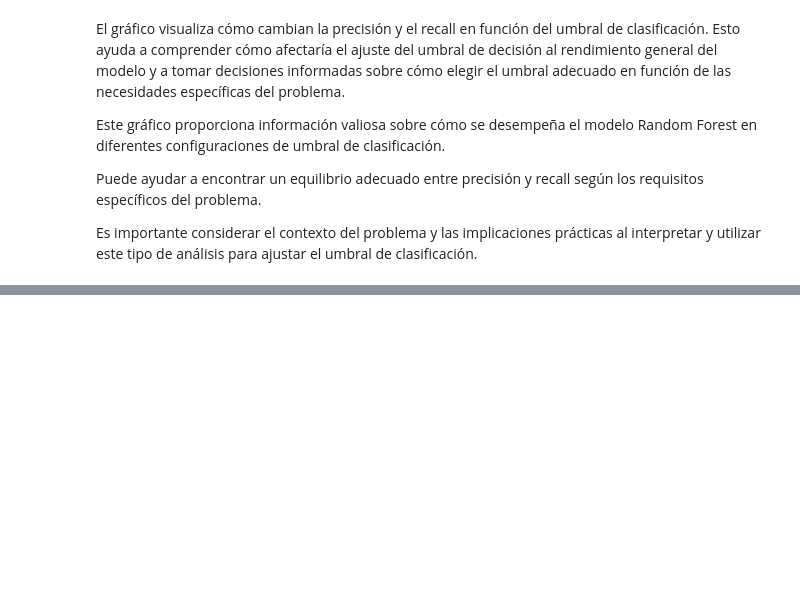
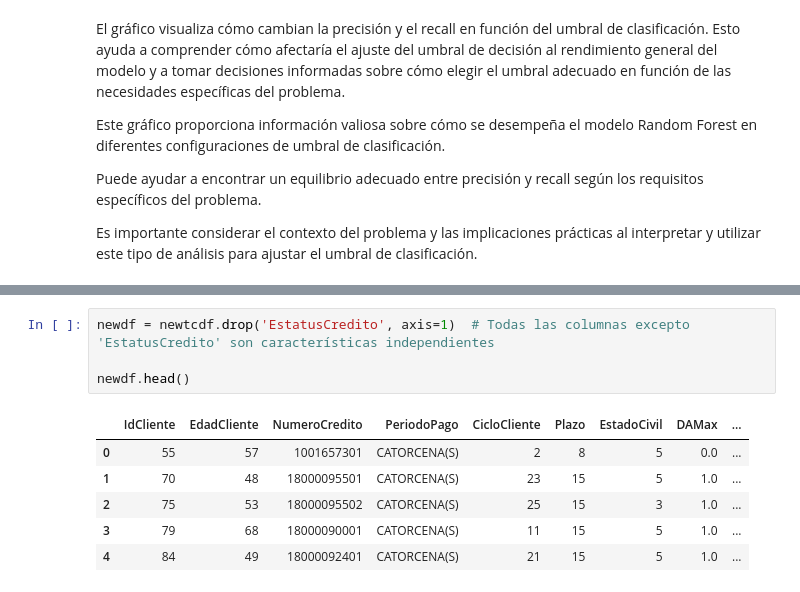
Before and after one commit to bmijangos/ProyectoIntegrador, a Jupyter notebook: Pruebas_Produccion_Equipo21.ipynb, the cells around one changed output, grey strips where cells are left out. Drawn from its saved outputs; the diff is of its cells as text; blank space fills up the shorter version.

```diff
--- a/Pruebas_Produccion_Equipo21.ipynb
+++ b/Pruebas_Produccion_Equipo21.ipynb
@@ -910,0 +1280,11 @@ FileNotFoundError: [Errno 2] No such file or directory: 'random_forest_model.job
+# %%
+newdf = newtcdf.drop('EstatusCredito', axis=1)  # Todas las columnas excepto 'EstatusCredito' son características independientes
+
+newdf.head()
+# %% [output]
+|  | IdCliente | EdadCliente | NumeroCredito | PeriodoPago | CicloCliente | Plazo | EstadoCivil | DAMax | ... |
+| 0 | 55 | 57 | 1001657301 | CATORCENA(S) | 2 | 8 | 5 | 0.0 | ... |
+| 1 | 70 | 48 | 18000095501 | CATORCENA(S) | 23 | 15 | 5 | 1.0 | ... |
+| 2 | 75 | 53 | 18000095502 | CATORCENA(S) | 25 | 15 | 3 | 1.0 | ... |
+| 3 | 79 | 68 | 18000090001 | CATORCENA(S) | 11 | 15 | 5 | 1.0 | ... |
+| 4 | 84 | 49 | 18000092401 | CATORCENA(S) | 21 | 15 | 5 | 1.0 | ... |
```
Also changed, not shown: parts of 30 cells of this notebook.
